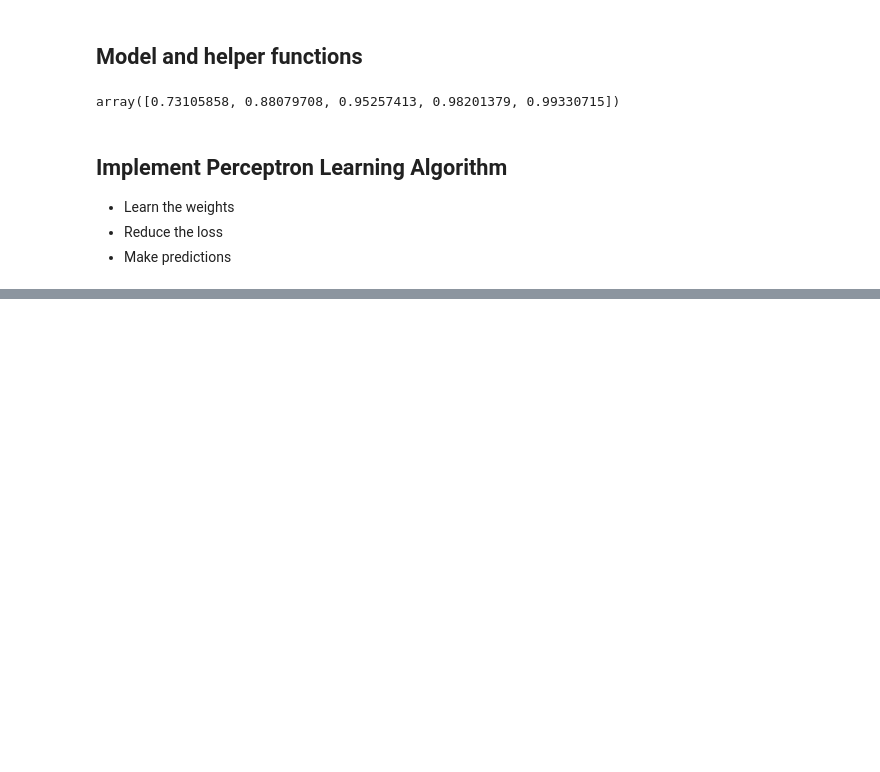
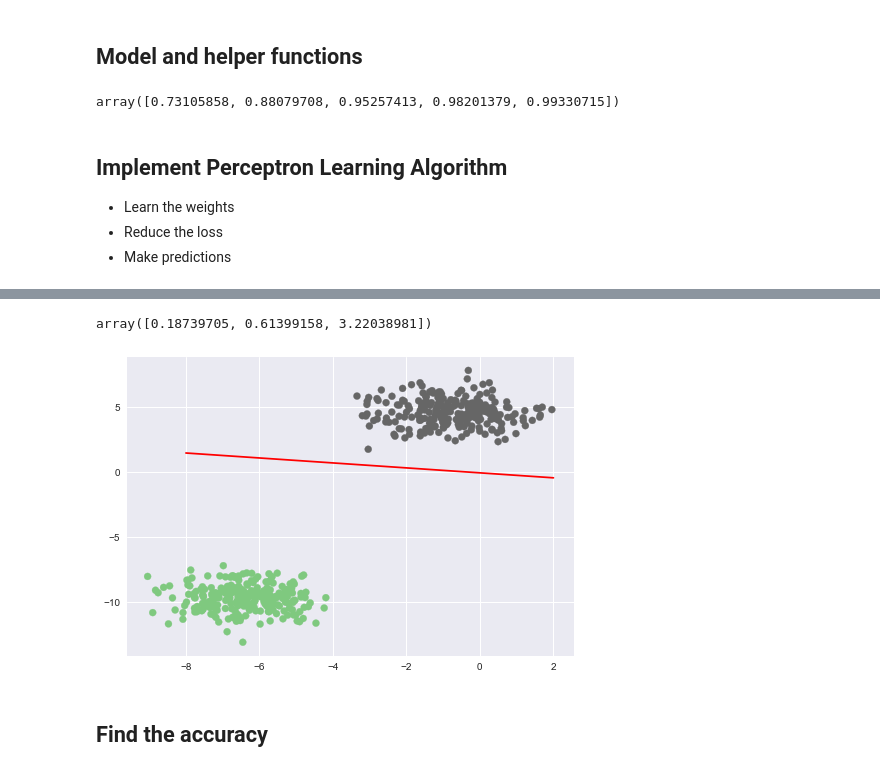
Before and after one commit to ShubhikaBhardwaj/Machine-Learning-Algorithm, a Jupyter notebook: Neural Networks/Perceptron -Data Generation.ipynb, the cells around one changed output, grey strips where cells are left out. Saved outputs shown, nothing was run; the diff lists cells and outputs as text; code cells hidden in the pictures; blank space fills up the shorter version.

```diff
--- a/Neural Networks/Perceptron -Data Generation.ipynb
+++ b/Neural Networks/Perceptron -Data Generation.ipynb
@@ -81,7 +81,7 @@ def train(X,Y,learning_rate=0.5,maxEpochs=100):
 
     return weights
 # %%
-weights=train(X,Y,learning_rate=0.8,maxEpochs=1000)
+weights=train(X,Y,learning_rate=0.8,maxEpochs=2000)
 # %% [output]
 Epoch 0 Loss 0.0005
 Epoch 10 Loss 0.0004
@@ -104,0 +122,4 @@ Epoch 990 Loss 0.0001
+# %%
+plt.style.use("seaborn")
+plt.scatter(X[:,0],X[:,1],c=Y,cmap=plt.cm.Accent)
+plt.show()
@@ -104,0 +128,19 @@ Epoch 990 Loss 0.0001
+# %%
+weights
+# %% [output]
+array([0.18739705, 0.61399158, 3.22038981])
+# %%
+x1=np.linspace(-8,2,10)
+#print(x1)
+
+x2=-(weights[0]+weights[1]*x1)/weights[2]
+#print(x2)
+# %%
+plt.style.use("seaborn")
+plt.scatter(X[:,0],X[:,1],c=Y,cmap=plt.cm.Accent)
+plt.plot(x1,x2,c='red')
+plt.show()
+# %% [output]
+[figure, added]
+# %% [markdown]
+## Find the accuracy
```
Also changed, not shown: parts of 16 cells of this notebook.
